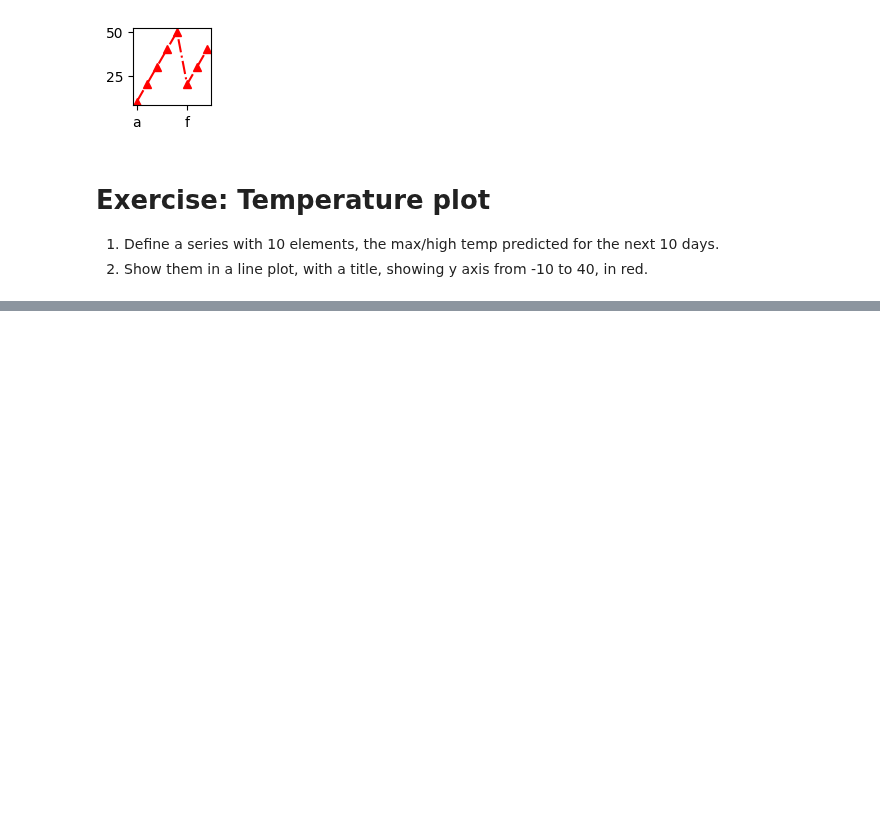
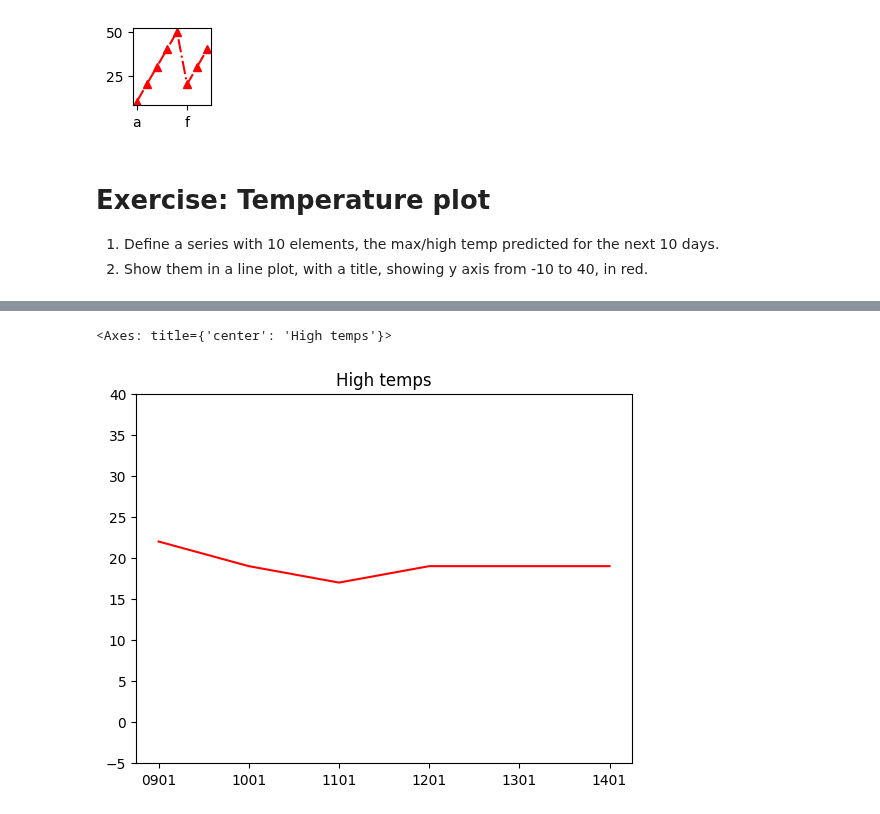
Before and after one commit to reuven/apple-2025-01Jan-plotting, a Jupyter notebook: Apple 2025-01Jan-09.ipynb, the cells around one changed output, grey strips where cells are left out. Cells and saved outputs as stored; diff of their text form; code cells hidden in the pictures; blank space fills up the shorter version.

```diff
--- a/Apple 2025-01Jan-09.ipynb
+++ b/Apple 2025-01Jan-09.ipynb
@@ -144,0 +153,5 @@ temps
+# %%
+temps.plot.line(title='High temps', color='red', ylim=(-5, 40))
+# %% [output]
+<Axes: title={'center': 'High temps'}>
+[figure, added]
```
Also changed, not shown: parts of 3 cells of this notebook.
